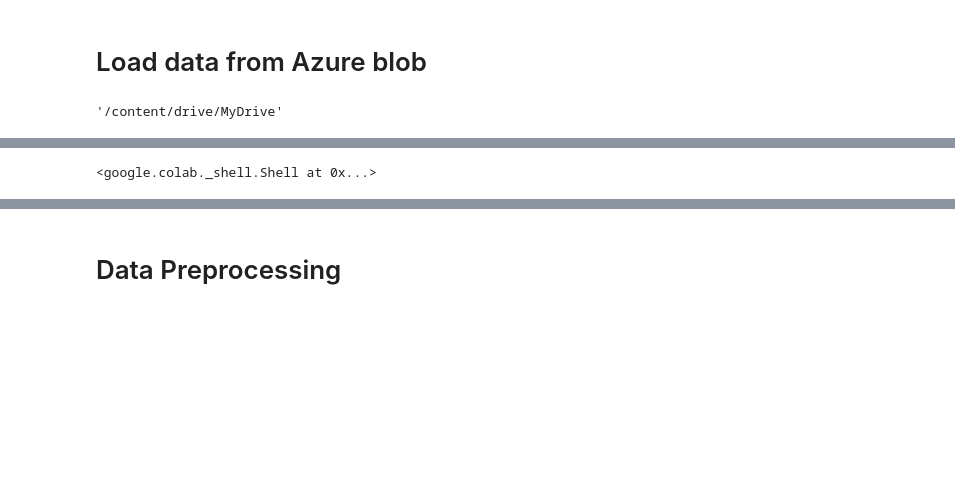
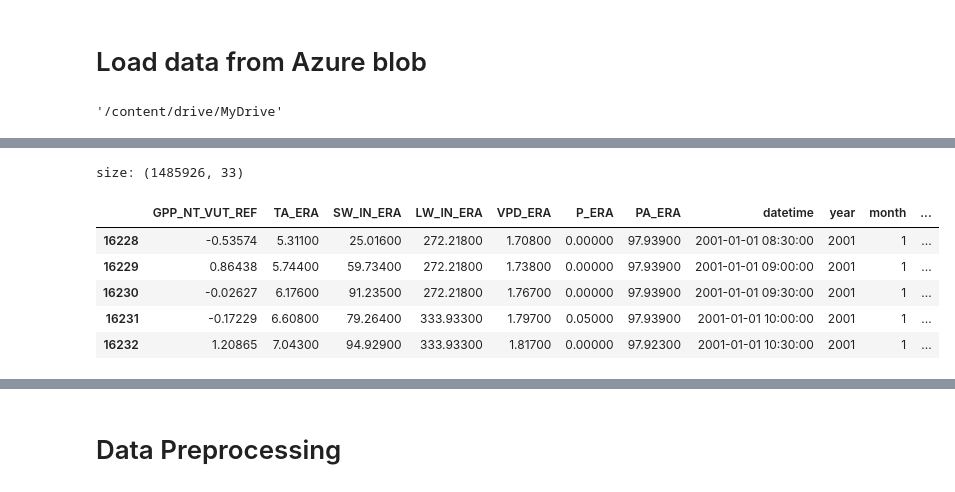
Before and after one commit to jcalz23/co2-flux-hourly-gpp-modeling, a Jupyter notebook: code/src/modeling/TFT_pytorch_baseline_v_0_raw.ipynb, the cells around one changed output, grey strips where cells are left out. Saved outputs shown, nothing was run; the diff lists cells and outputs as text; code cells hidden in the pictures; blank space fills up the shorter version.

```diff
--- a/code/src/modeling/TFT_pytorch_baseline_v_0_raw.ipynb
+++ b/code/src/modeling/TFT_pytorch_baseline_v_0_raw.ipynb
@@ -386,4 +259,19 @@ azStorageClient
-# %%
-get_ipython()
-# %% [output]
-<google.colab._shell.Shell at 0x...>
+# %%
+# AzStorageClient.listBlobs(container)
+container = "baseline-data"
+cred_file = az_cred_file
+# %%
+from azure.storage.blob import BlobServiceClient
+
+if os.path.exists(cred_file):
+  connect_str = ""
+  with open(cred_file, "rb") as f:
+      data = json.load(f)
+      connect_str = data['connectionstr']
+      blob_svc_client = BlobServiceClient.from_connection_string(connect_str)
+      tokens = connect_str.split(';')
+      for t in tokens:
+        if "AccountName=" in t:
+          AccountName = t[len("AccountName="):]
+        elif "AccountKey=" in t:
+          AccountKey = t[len("AccountKey="):]
@@ -389,0 +282,26 @@ get_ipython()
+# %%
+# Download the parquet file if there is not local copy
+# ref: https://stackoverflow.com/a/68940709
+
+data_df = None
+if not (os.path.exists(tmp_dir+blob_name)):
+    # Initialized Azure Storage Client
+    azStorageClient = AzStorageClient(az_cred_file)
+    # Download blob to stream
+    file_stream = azStorageClient.downloadBlob2Stream(container, blob_name)
+    # read parquet
+    data_df = pd.read_parquet(file_stream, engine='pyarrow')
+    data_df.to_parquet(tmp_dir + blob_name)
+else:
+    data_df = pd.read_parquet(tmp_dir + blob_name)
+
+print(f"size: {data_df.shape}")
+data_df.head()
+# %% [output]
+size: (1485926, 33)
+|  | GPP_NT_VUT_REF | TA_ERA | SW_IN_ERA | LW_IN_ERA | VPD_ERA | P_ERA | PA_ERA | datetime | year | month | ... |
+| 16228 | -0.53574 | 5.31100 | 25.01600 | 272.21800 | 1.70800 | 0.00000 | 97.93900 | 2001-01-01 08:30:00 | 2001 | 1 | ... |
+| 16229 | 0.86438 | 5.74400 | 59.73400 | 272.21800 | 1.73800 | 0.00000 | 97.93900 | 2001-01-01 09:00:00 | 2001 | 1 | ... |
+| 16230 | -0.02627 | 6.17600 | 91.23500 | 272.21800 | 1.76700 | 0.00000 | 97.93900 | 2001-01-01 09:30:00 | 2001 | 1 | ... |
+| 16231 | -0.17229 | 6.60800 | 79.26400 | 333.93300 | 1.79700 | 0.05000 | 97.93900 | 2001-01-01 10:00:00 | 2001 | 1 | ... |
+| 16232 | 1.20865 | 7.04300 | 94.92900 | 333.93300 | 1.81700 | 0.00000 | 97.92300 | 2001-01-01 10:30:00 | 2001 | 1 | ... |
```
Also changed, not shown: parts of 58 cells of this notebook.
